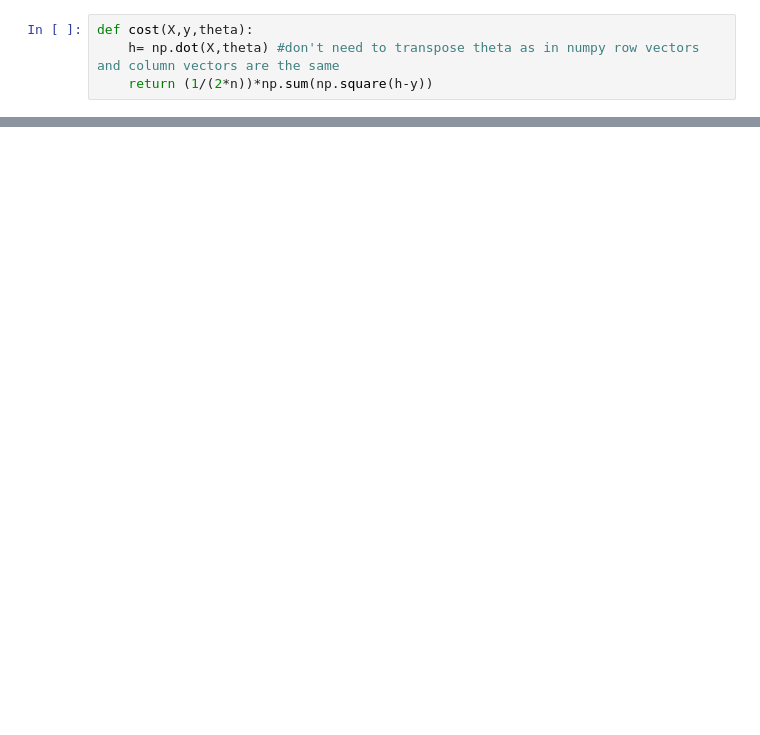
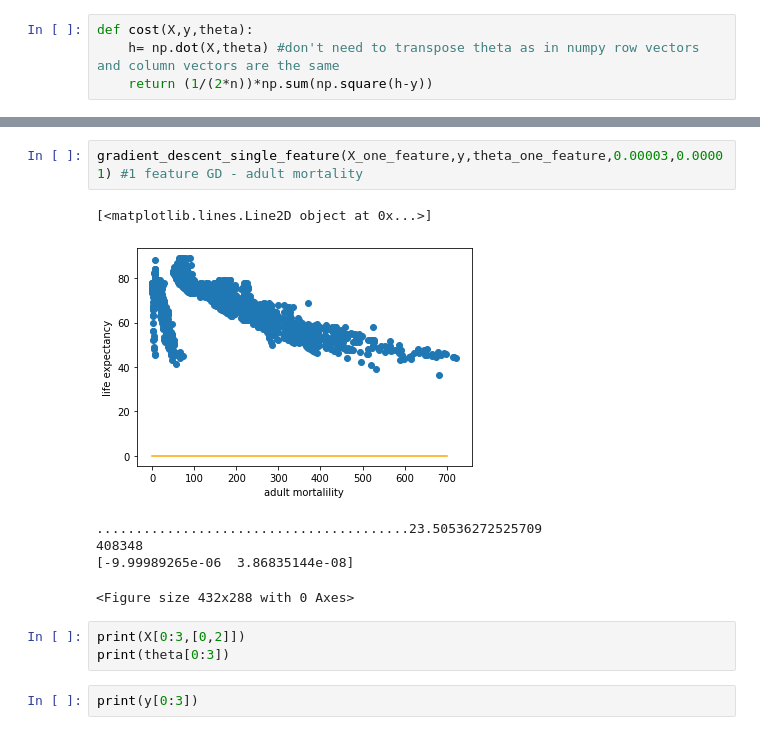
Before and after one commit to ThishenP/ACML-Assignment-1, a Jupyter notebook: Assigment_1_1839434.ipynb, the cells around one changed output, grey strips where cells are left out. Drawn from its saved outputs; the diff is of its cells as text; blank space fills up the shorter version.

```diff
--- a/Assigment_1_1839434.ipynb
+++ b/Assigment_1_1839434.ipynb
@@ -111,0 +111,14 @@ gradient_descent(X,y,theta,0.01,0.01)
+# %%
+gradient_descent_single_feature(X_one_feature,y,theta_one_feature,0.00003,0.00001) #1 feature GD - adult mortality
+# %% [output]
+[<matplotlib.lines.Line2D object at 0x...>]
+[figure, added]
+........................................23.50536272525709
+408348
+[-9.99989265e-06  3.86835144e-08]
+<Figure size 432x288 with 0 Axes>
+# %%
+print(X[0:3,[0,2]])
+print(theta[0:3])
+# %%
+print(y[0:3])
```
Also changed, not shown: parts of 8 cells of this notebook.
